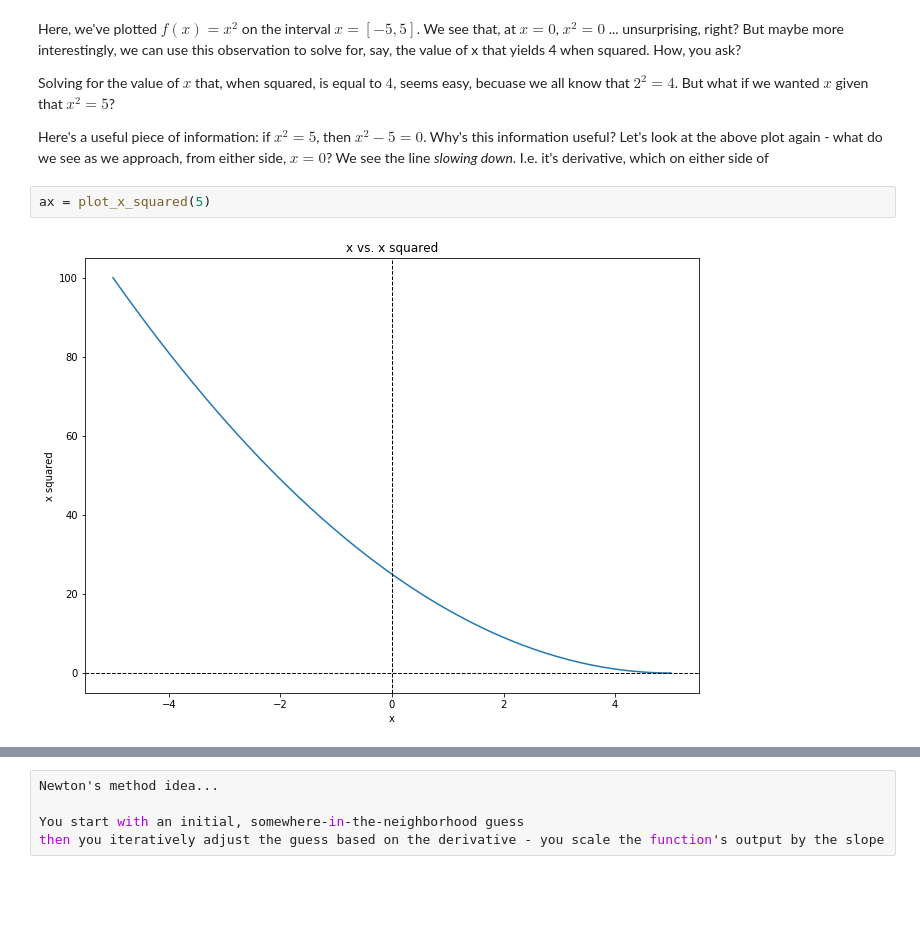
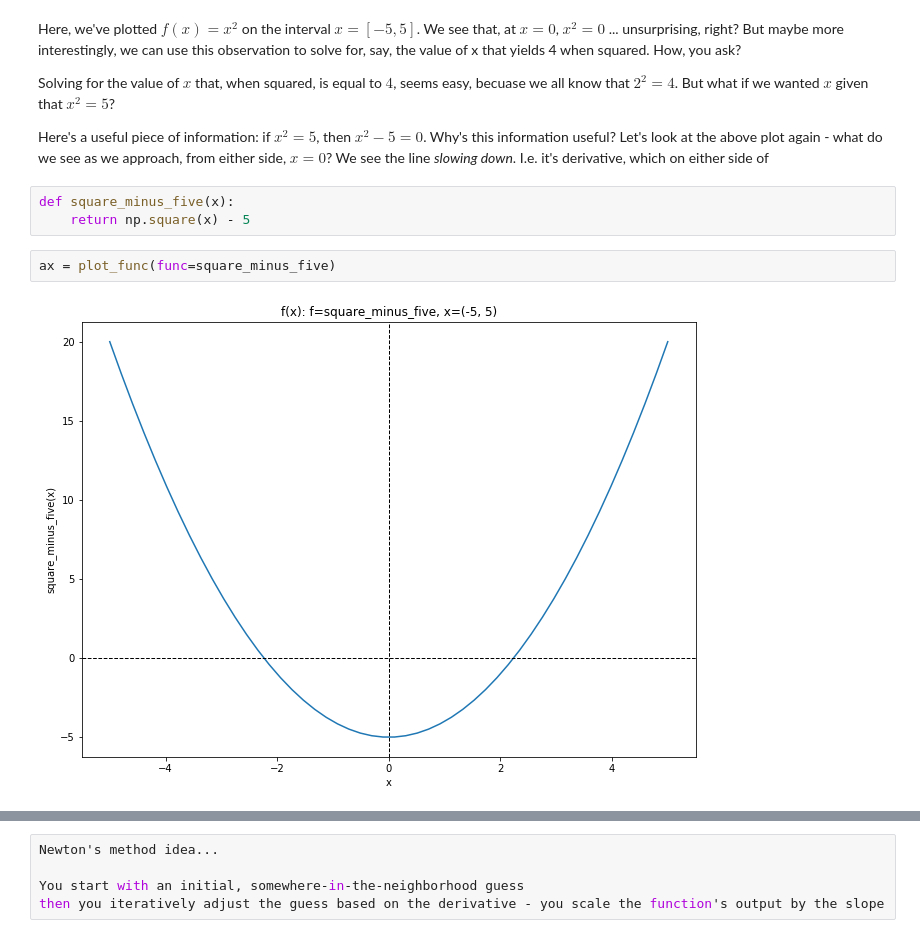
Before and after one commit to contently/math_class, a Jupyter notebook: calculus_derivatives.ipynb, the cells around one changed output, grey strips where cells are left out. Cells and saved outputs as stored; diff of their text form; blank space fills up the shorter version.

```diff
--- a/calculus_derivatives.ipynb
+++ b/calculus_derivatives.ipynb
@@ -373,7 +375,10 @@ Here, we've plotted $f(x) = x^2$ on the interval $x=[-5, 5]$. We see that, at $x
 Solving for the value of $x$ that, when squared, is equal to $4$, seems easy, becuase we all know that $2^2 = 4$. But what if we wanted $x$ given that $x^2 = 5$?
 
 Here's a useful piece of information: if $x^2 = 5$, then $x^2 - 5 = 0$. Why's this information useful? Let's look at the above plot again - what do we see as we approach, from either side, $x=0$? We see the line _slowing down_. I.e. it's derivative, which on either side of
-# %%
-ax = plot_x_squared(5)
-# %% [output]
-[figure, removed]
+# %%
+def square_minus_five(x):
+    return np.square(x) - 5
+# %%
+ax = plot_func(func=square_minus_five)
+# %% [output]
+[figure, added]
```
Also changed, not shown: parts of 13 cells of this notebook.
